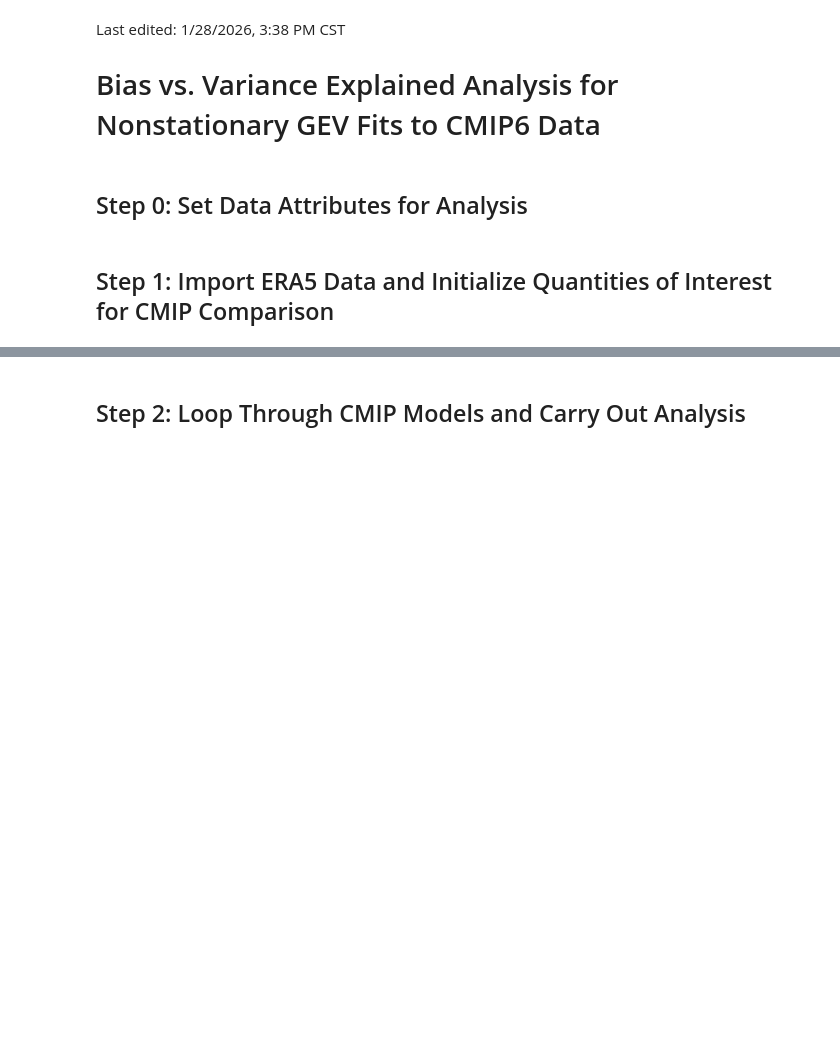
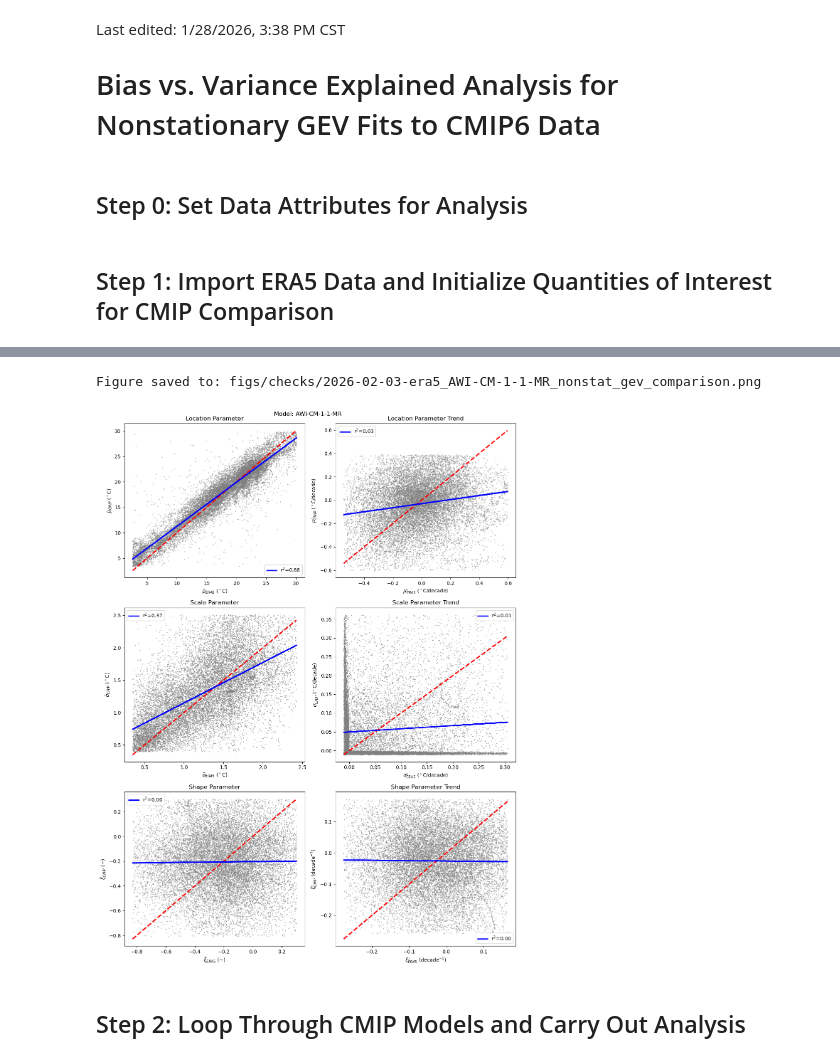
Before and after one commit to adam-bauer-34/gev-heat-waves, a Jupyter notebook: viz_cmip_bias_corr.ipynb, the cells around one changed output, grey strips where cells are left out. Saved outputs shown, nothing was run; the diff lists cells and outputs as text; code cells hidden in the pictures; blank space fills up the shorter version.

```diff
--- a/viz_cmip_bias_corr.ipynb
+++ b/viz_cmip_bias_corr.ipynb
@@ -61,3 +254,44 @@ mean_abs_dev = np.zeros(N_active_models)  # average of the absolute deviation be
+# %%
+def plot_scatter_regression(x_data, y_data, slopes, intercepts, r2s, model_name):
+    fig, ax = plt.subplots(3, 2, figsize=(12, 16))
+    titles = [r'Location Parameter', r'Location Parameter Trend',
+            r'Scale Parameter', r'Scale Parameter Trend',
+            r'Shape Parameter', r'Shape Parameter Trend']
+
+    x_labels = [r'$\bar{\mu}_{ERA5}$ ($^\circ$C)', r"$\mu_{ERA5}'$ ($^\circ$C/decade)",
+                r'$\bar{\sigma}_{ERA5}$ ($^\circ$C)', r"$\sigma_{ERA5}'$ ($^\circ$C/decade)",
+                r'$\bar{\xi}_{ERA5}$ ($-$)', r"$\xi_{ERA5}'$ (decade$^{-1}$)"]
+
+    y_labels = [r'$\bar{\mu}_{CMIP}$ ($^\circ$C)', r"$\mu_{CMIP}'$ ($^\circ$C/decade)",
+                r'$\bar{\sigma}_{CMIP}$ ($^\circ$C)', r"$\sigma_{CMIP}'$ ($^\circ$C/decade)",
+                r'$\bar{\xi}_{CMIP}$ ($-$)', r"$\xi_{CMIP}'$ (decade$^{-1}$)"]
+
+    for (a, x, y, slope, intercept, r2, x_label, y_label, title) in zip(ax.flatten(), x_data, y_data, slopes, intercepts, r2s, x_labels, y_labels, titles):
+        # data and regression lines
+        a.scatter(x, y, s=1, marker='.', c='grey')  # data
+        a.plot(np.arange(min(x), max(x), (max(x) - min(x))/1000),
+                np.arange(min(x), max(x), (max(x) - min(x))/1000),
+                linewidth=2.5, linestyle='dashed', color='r')  # one to one line
+        a.plot(x, slope * x + intercept, linestyle='solid', color='b', linewidth=2.5, label=f"r$^2$={r2:.2f}")  # regression line
+
+        # aesthetics
+        a.set_title(title)
+        a.set_xlabel(x_label)
+        a.set_ylabel(y_label)
+        a.legend()
+
+    fig.suptitle(f"Model: {model_name}")
+    fig.tight_layout()
+
+    fname = make_figure_filename(f'era5_{model_name}_nonstat_gev_comparison_{cmip_variable}_{anom_type}', 'png', 'figs/checks')
+    fig.savefig(fname, dpi=300)
+    print(f"Figure saved to: {fname}")
+# %%
+plot_scatter_regression(x_data, y_data, slopes, inters, r2s, test_model)
+plt.show()
+# %% [output]
+Figure saved to: figs/checks/2026-02-03-era5_AWI-CM-1-1-MR_nonstat_gev_comparison.png
+[figure, added]
 # %% [markdown]
 ## Step 2: Loop Through CMIP Models and Carry Out Analysis
 # %%
```
Also changed, not shown: parts of 19 cells of this notebook.
